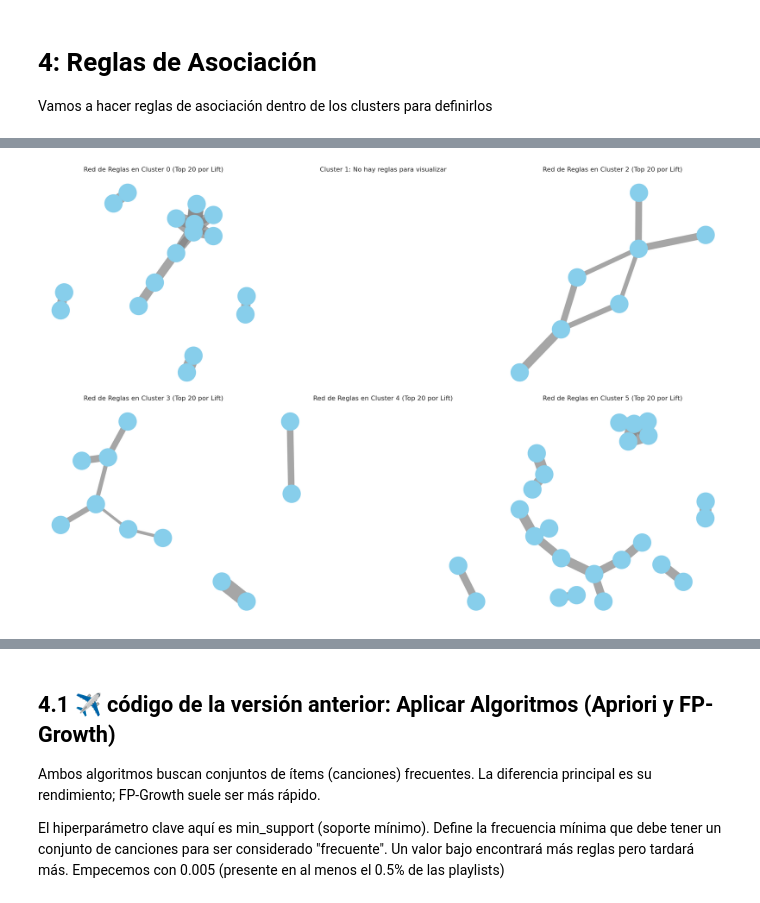
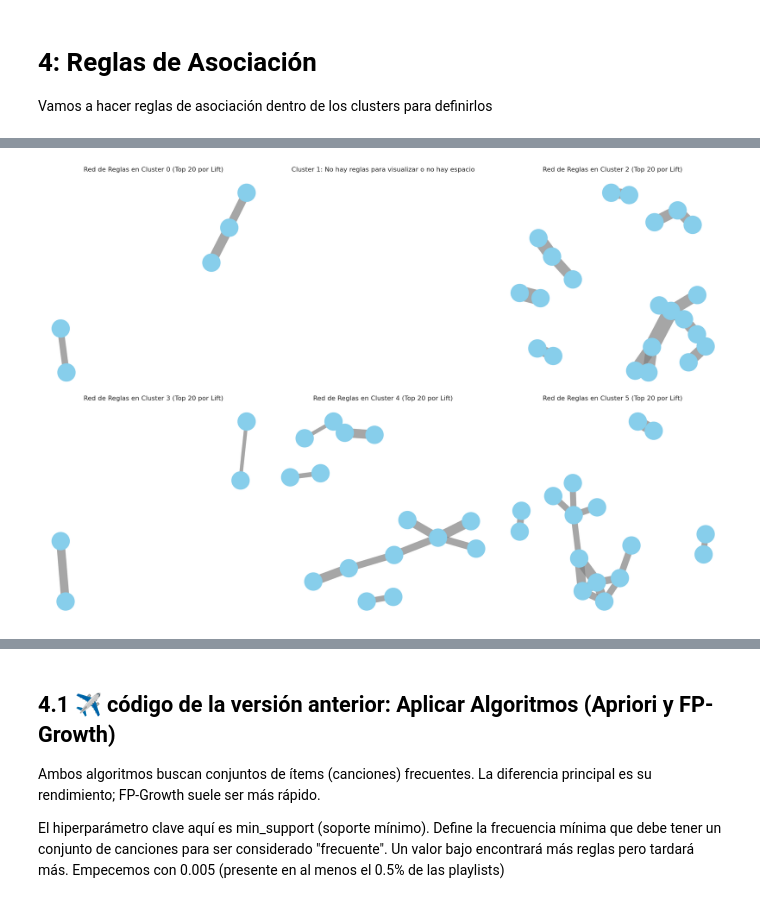
Before and after one commit to fabianlgomez/mpd-PlaylistSimilarity-unal, a Jupyter notebook: associationRules&Clustering.ipynb, the cells around one changed output, grey strips where cells are left out. Drawn from its saved outputs; the diff is of its cells as text; code cells hidden in the pictures.

```diff
--- a/associationRules&Clustering.ipynb
+++ b/associationRules&Clustering.ipynb
@@ -149,8 +147,8 @@ Shape de X_playlist_numeric (solo columnas numéricas): (8192, 2)
 # %% [markdown]
 ## 5.A.2 Algoritmos 2 y 3: DBSCAN y Agglomerative Clustering (reemplazado x MiniBatchKMeans)
 # %%
-# Basado en el gráfico, elegimos un valor para k (ej. k=6 donde la curva se aplana)
-OPTIMAL_K = 6
+# Basado en el gráfico, elegimos un valor para k (ej. k=9 donde la curva se aplana)
+OPTIMAL_K = 10
 kmeans = KMeans(n_clusters=OPTIMAL_K, random_state=42, n_init=10)
 # Usamos el DataFrame NUMÉRICO aquí también
 playlist_labels_kmeans = kmeans.fit_predict(X_playlist_numeric)
@@ -361,0 +346,13 @@ Etiquetas de K-Means añadidas a df_playlist.
+# %%
+df_playlist['playlist_labels_kmeans'] = playlist_labels_kmeans
+print("\nEtiquetas de K-Means añadidas a df_playlist.")
+
+if 'name_x' in df_playlist.columns:
+    # Renombra la columna 'name_x' a 'name'
+    df_playlist.rename(columns={'name_x': 'name'}, inplace=True)
+
+if 'name_y' in df_playlist.columns:
+    # Elimina la columna 'name_y'
+    df_playlist.drop("name_y", axis=1, inplace=True)
+
+df_playlist.head()
@@ -364,10 +406,9 @@ vamos a definir los clusters un poco para interpretar mejor los datos
 # %%
 # columnas que realmente quieres describir
-core = ['avg_bpm','avg_energy','avg_danceability_ll','avg_loudness',
+core = ['avg_bpm','avg_energy','avg_danceability_ll','avg_loudness',"gender_female",
         'genre_dortmund_electronic','genre_dortmund_rock','genre_dortmund_pop',
         'genre_tzanetakis_cla','mood_party_party','mood_relaxed_relaxed',
-        'timbre_bright','tonal_atonal_atonal',
-        'total_duration_ms','n_tracks']
+        'timbre_bright','tonal_atonal_atonal',]
 
 feat_df = df_playlist[core + ['playlist_labels_kmeans']]
 
@@ -392,4 +433,3 @@ summary_df = (pd.concat(summary, axis=1)
                 .rename_axis('feature')
                 .T.reset_index()
                 .rename(columns={'level_0':'cluster'}))
-print(summary_df)
@@ -602,7 +715,7 @@ def enrich_rules(rules_df):
 # Ejemplo para el cluster 2
 for i in range (0, OPTIMAL_K):
     print(f"Cluster {i}:")
-    if i in rules_by_cluster:
+    if i in rules_by_cluster and len(rules_by_cluster[i])>0:
       readable_c2 = enrich_rules(rules_by_cluster[i])
       display(readable_c2)
     else:
@@ -685,5 +802,4 @@ Cluster 5:
 # %%
-
 n_rows = 2
 n_cols = 3
 
@@ -691,36 +807,43 @@ n_cols = 3
 fig, axes = plt.subplots(n_rows, n_cols, figsize=(n_cols * 8, n_rows * 8)) # Ajusta el tamaño de la figura
 
 # Aplanar la matriz de ejes para poder iterar fácilmente
 axes = axes.flatten()
 
-for i in range(OPTIMAL_K):
+# CORRECTION: Iterate up to the total number of subplots created
+for i in range(n_rows * n_cols):
     # Seleccionar el eje actual
     ax = axes[i]
 
-    if i in rules_by_cluster and not rules_by_cluster[i].empty:
+    # NOTE: The original loop went up to OPTIMAL_K, but only 6 subplots are created.
+    # We will only attempt to plot for the first 6 clusters (0-5) in this visualization.
+    # If you need to visualize all 10 clusters, you would need to increase n_rows or n_cols.
+    if i < OPTIMAL_K and i in rules_by_cluster and not rules_by_cluster[i].empty:
         G = nx.from_pandas_edgelist(rules_by_cluster[i],
                                   source='antecedents',
                                   target='consequents',
                                   edge_attr=['lift', 'confidence'])
         # Posiciones de los nodos
         pos = nx.spring_layout(G, k=0.5, iterations=50)
         # Dibujar nodos y etiquetas en el eje actual
         nx.draw_networkx_nodes(G, pos, node_size=2000, node_color='skyblue', ax=ax)
         # Dibujar aristas con grosor basado en el lift en el eje actual
         edge_width = [d['lift'] * 0.5 for (u, v, d) in G.edges(data=True)]
         nx.draw_networkx_edges(G, pos, width=edge_width, edge_color='gray', alpha=0.7, ax=ax)
         ax.set_title(f'Red de Reglas en Cluster {i} (Top 20 por Lift)')
         ax.axis('off')
     else:
-        ax.set_title(f'Cluster {i}: No hay reglas para visualizar')
+        # Handle cases where there are no rules or the cluster index is beyond the subplot limit
+        ax.set_title(f'Cluster {i}: No hay reglas para visualizar o no hay espacio')
         ax.axis('off')
 
 
-# Ocultar los subplots restantes si hay menos de OPTIMAL_K gráficos
-for j in range(OPTIMAL_K, n_rows * n_cols):
+# Ocultar los subplots restantes if any were skipped because of no rules
+# This part is still necessary if some clusters within the 0-5 range had no rules
+for j in range(i + 1, n_rows * n_cols):
     fig.delaxes(axes[j])
+
 
 plt.tight_layout() # Ajustar automáticamente los subplots para que no se solapen
 plt.show()
 # %% [output]
-[figure, old version]
+[figure, new version]
```
Also changed, not shown: parts of 19 cells of this notebook.
